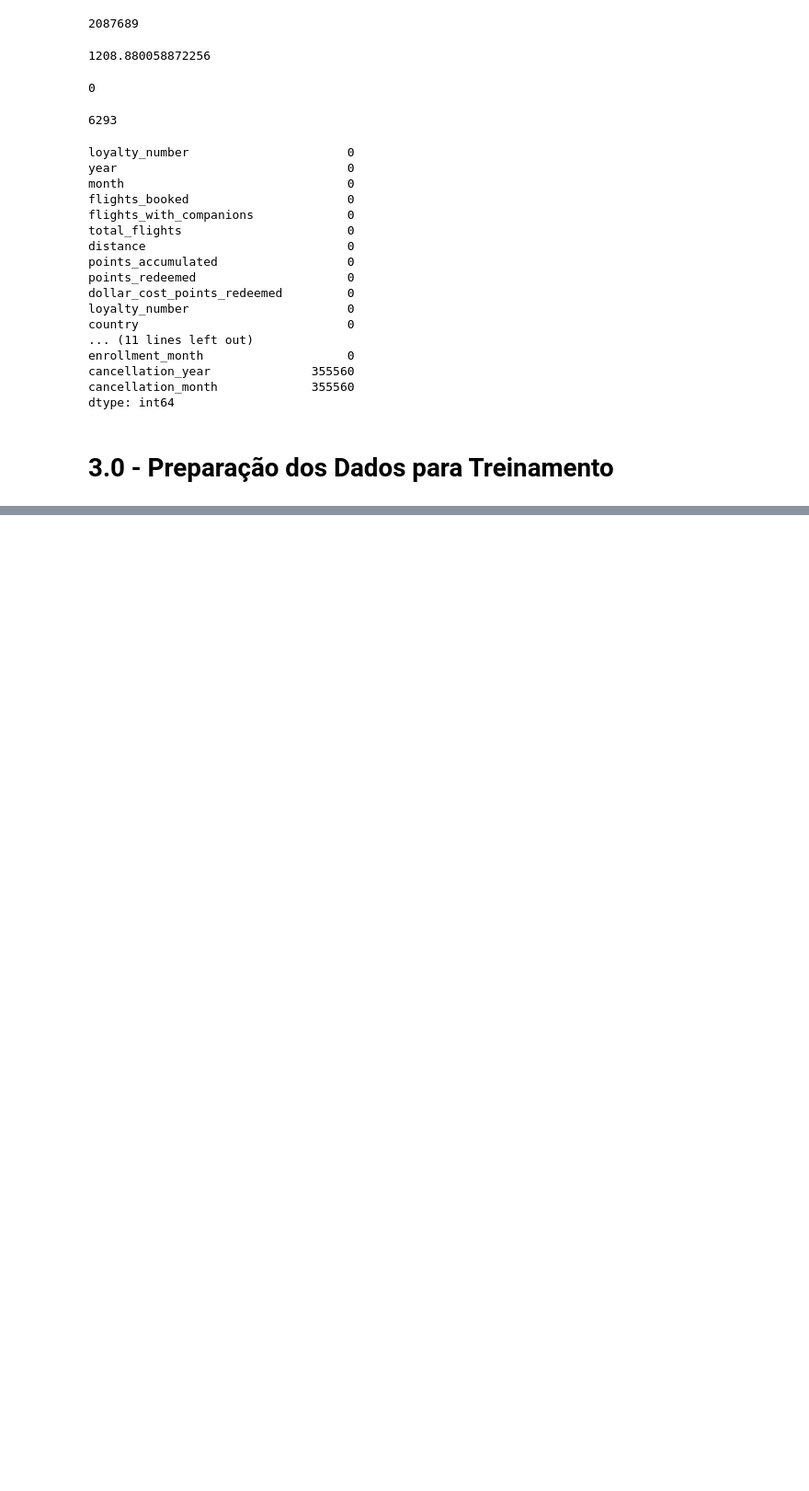
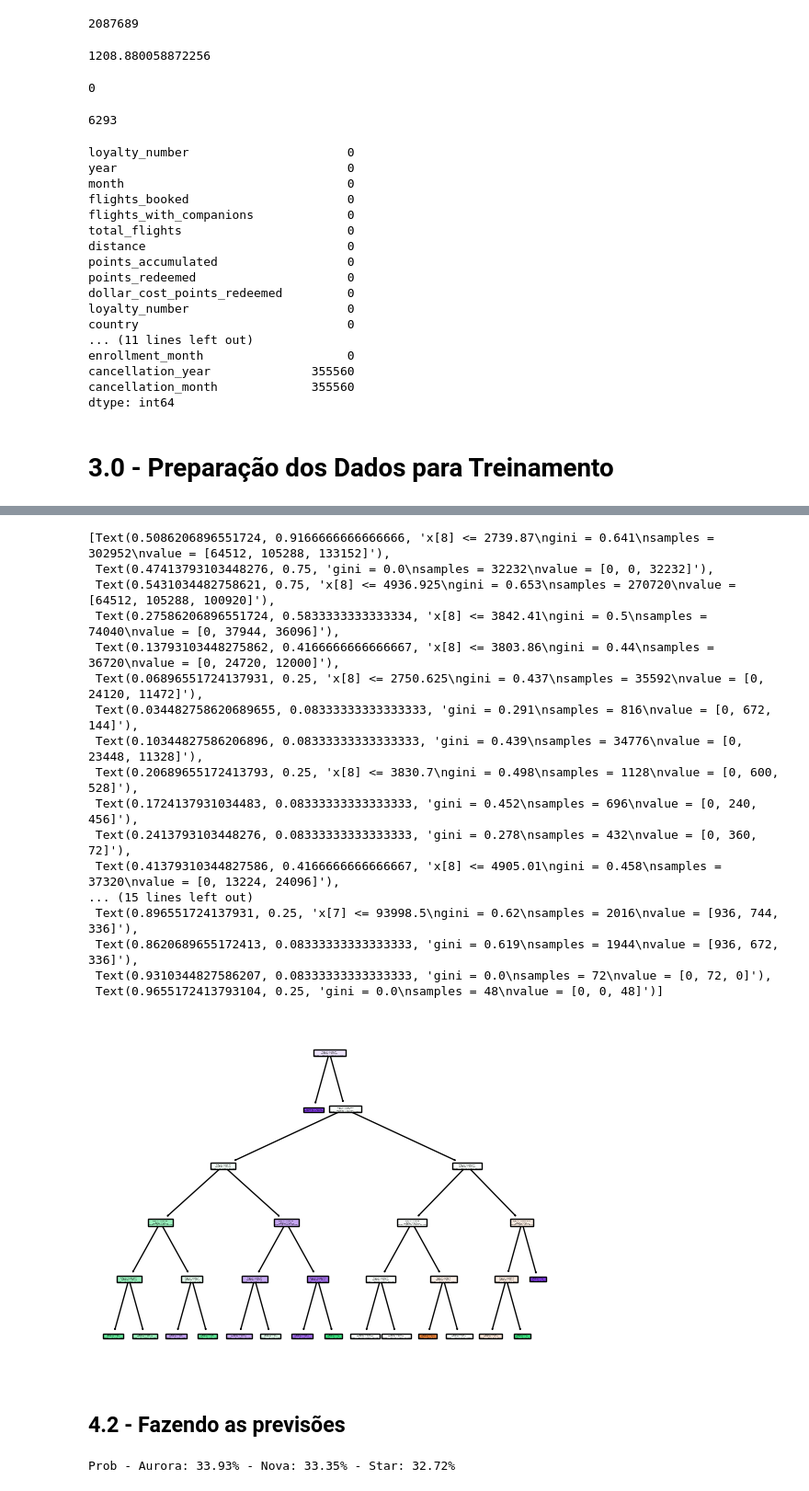
Before and after one commit to NaylsonS/project01_campanha_de_marketing, a Jupyter notebook: project01_marketing_campaign.ipynb, the cells around one changed output, grey strips where cells are left out. Shown: that part at 92% size. Cells and saved outputs as stored; diff of their text form; code cells hidden in the pictures; blank space fills up the shorter version.

```diff
--- a/project01_marketing_campaign.ipynb
+++ b/project01_marketing_campaign.ipynb
@@ -20,6 +20,6 @@ consulta_atividade = """
                         FROM
                           flight_activity fa LEFT JOIN flight_loyalty_history flh ON ( fa.loyalty_number = flh.loyalty_number )
                      """
-df_atividade = pd.read_sql_query( consulta_atividade, conn )
+df = pd.read_sql_query( consulta_atividade, conn )
 # %%
 # visualiza os dados
@@ -416 +418,3 @@ df1_atividade = df_atividade.copy()
+# %%
+df2 = df.copy()
 # %%
@@ -418,6 +444,10 @@ df1_atividade.shape
 # %%
-# A princípio vamos utilizar apenas dados numéricos
+# A princípio vamos utilizar apenas dados numéricos e evitar usar colunas com muitos dados faltantes (cancellation_year, cancellation_month)
 # Selecionando apenas colunas com valores númericos
-cols = ["year", "month", "flights_booked", "flights_with_companions", "total_flights", "distance", "points_accumulated", "salary", "clv"]
+cols = ["year", "month", "flights_booked",
+"flights_with_companions", "total_flights",
+"distance", "points_accumulated", "salary",
+"clv", "loyalty_card"]
 
-df_cols_selected = df1_atividade.iloc[:, cols]
+
+df_cols_selected = df2.loc[:, cols]
@@ -426,0 +491,35 @@ df_treino = df_cols_selected.dropna()
+# %%
+# Definindo as variáveis/atributos
+X = df_treino.drop( columns='loyalty_card' )
+# Definindo a variável resposta
+y = df_treino.loc[ :, 'loyalty_card' ]
+
+# Código para definir o algoritmo Decision Tree
+modelo = tr.DecisionTreeClassifier( max_depth=5 )
+
+# Código para treinar o algoritmo
+modelo_treino = modelo.fit( X, y )
+# %%
+# Mostra como ficou o desenho da àrvore
+tr.plot_tree( modelo_treino, filled=True )
+# %% [output]
+[Text(0.5086206896551724, 0.9166666666666666, 'x[8] <= 2739.87\ngini = 0.641\nsamples = 302952\nvalue = [64512, 105288, 133152]'),
+ Text(0.47413793103448276, 0.75, 'gini = 0.0\nsamples = 32232\nvalue = [0, 0, 32232]'),
+ Text(0.5431034482758621, 0.75, 'x[8] <= 4936.925\ngini = 0.653\nsamples = 270720\nvalue = [64512, 105288, 100920]'),
+ Text(0.27586206896551724, 0.5833333333333334, 'x[8] <= 3842.41\ngini = 0.5\nsamples = 74040\nvalue = [0, 37944, 36096]'),
+ Text(0.13793103448275862, 0.4166666666666667, 'x[8] <= 3803.86\ngini = 0.44\nsamples = 36720\nvalue = [0, 24720, 12000]'),
+ Text(0.06896551724137931, 0.25, 'x[8] <= 2750.625\ngini = 0.437\nsamples = 35592\nvalue = [0, 24120, 11472]'),
+ Text(0.034482758620689655, 0.08333333333333333, 'gini = 0.291\nsamples = 816\nvalue = [0, 672, 144]'),
+ Text(0.10344827586206896, 0.08333333333333333, 'gini = 0.439\nsamples = 34776\nvalue = [0, 23448, 11328]'),
+ Text(0.20689655172413793, 0.25, 'x[8] <= 3830.7\ngini = 0.498\nsamples = 1128\nvalue = [0, 600, 528]'),
+ Text(0.1724137931034483, 0.08333333333333333, 'gini = 0.452\nsamples = 696\nvalue = [0, 240, 456]'),
+ Text(0.2413793103448276, 0.08333333333333333, 'gini = 0.278\nsamples = 432\nvalue = [0, 360, 72]'),
+ Text(0.41379310344827586, 0.4166666666666667, 'x[8] <= 4905.01\ngini = 0.458\nsamples = 37320\nvalue = [0, 13224, 24096]'),
+... (15 lines left out)
+ Text(0.896551724137931, 0.25, 'x[7] <= 93998.5\ngini = 0.62\nsamples = 2016\nvalue = [936, 744, 336]'),
+ Text(0.8620689655172413, 0.08333333333333333, 'gini = 0.619\nsamples = 1944\nvalue = [936, 672, 336]'),
+ Text(0.9310344827586207, 0.08333333333333333, 'gini = 0.0\nsamples = 72\nvalue = [0, 72, 0]'),
+ Text(0.9655172413793104, 0.25, 'gini = 0.0\nsamples = 48\nvalue = [0, 0, 48]')]
+[figure, added]
+# %% [markdown]
+## 4.2 - Fazendo as previsões
@@ -426,0 +529,6 @@ df_treino = df_cols_selected.dropna()
+# %%
+previsao = modelo_treino.predict_proba( X_novo )
+
+print( 'Prob - Aurora: {:.2f}% - Nova: {:.2f}% - Star: {:.2f}%'.format( 100*previsao[0][0], 100*previsao[0][1], 100*previsao[0][2] ) )
+# %% [output]
+Prob - Aurora: 33.93% - Nova: 33.35% - Star: 32.72%
```
Also changed, not shown: parts of 31 cells of this notebook.
